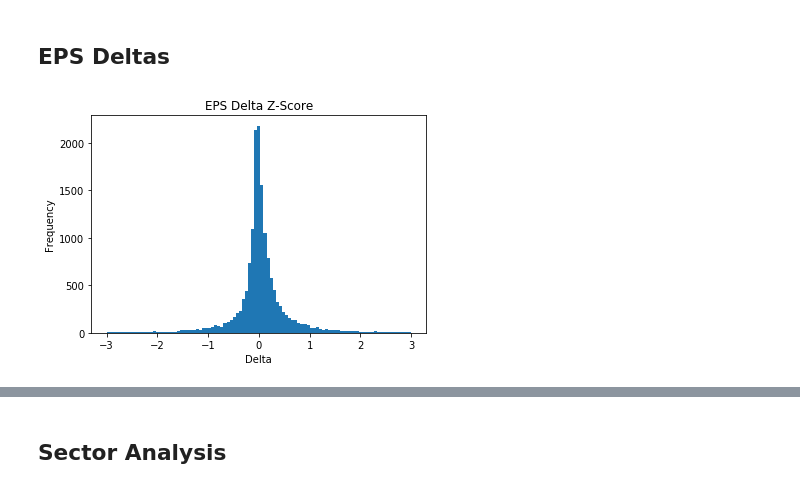
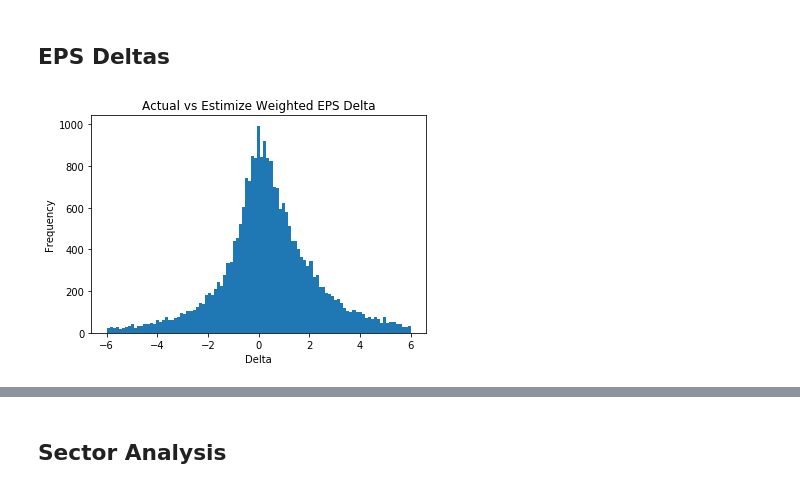
Before and after one commit to Estimize/estimize-research-py, a Jupyter notebook: notebooks/post_earnings_event_study.ipynb, the cells around one changed output, grey strips where cells are left out. Saved outputs shown, nothing was run; the diff lists cells and outputs as text; code cells hidden in the pictures.

```diff
--- a/notebooks/post_earnings_event_study.ipynb
+++ b/notebooks/post_earnings_event_study.ipynb
@@ -236,21 +238,16 @@ def display_results(es, title=None):
 # %% [markdown]
 ## EPS Deltas
 # %%
-start_date = '2012-01-01'
-end_date = '2017-10-01'
+edf = get_eps_deltas(DEFAULT_START_DATE, DEFAULT_END_DATE)['eps_delta']
 
-edf = get_eps_deltas(start_date, end_date)['eps_delta']
-edf = mstats.winsorize(edf, limits=[0.01, 0.01])
-edf = (edf - edf.mean()) / edf.std()
-bins = np.linspace(-3, 3, 100)
-
+bins = np.linspace(-6, 6, 100)
 plt.hist(edf, bins)
-plt.title("EPS Delta Z-Score")
+plt.title("Actual vs Estimize Weighted EPS Delta")
 plt.xlabel("Delta")
 plt.ylabel("Frequency")
 plt.show()
 # %% [output]
-[figure, old version]
+[figure, new version]
 # %%
 # Run all-time event study with wallstreet estimates
 
```
Also changed, not shown: parts of 21 cells of this notebook, 43 other files.
